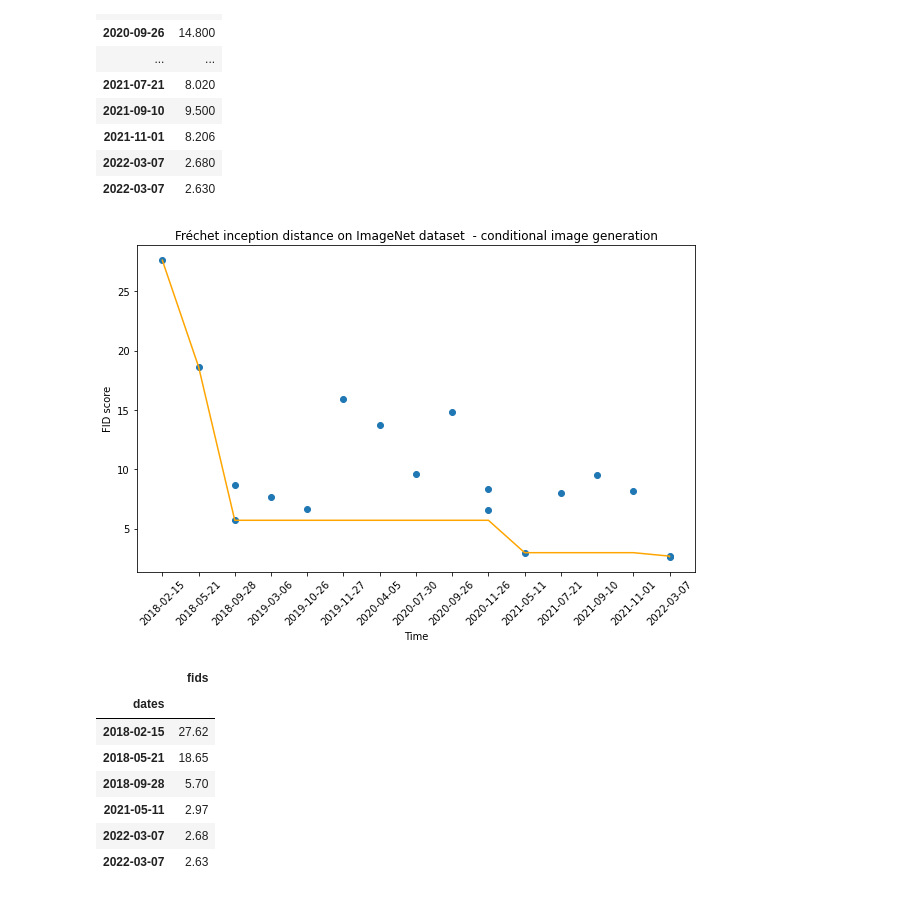
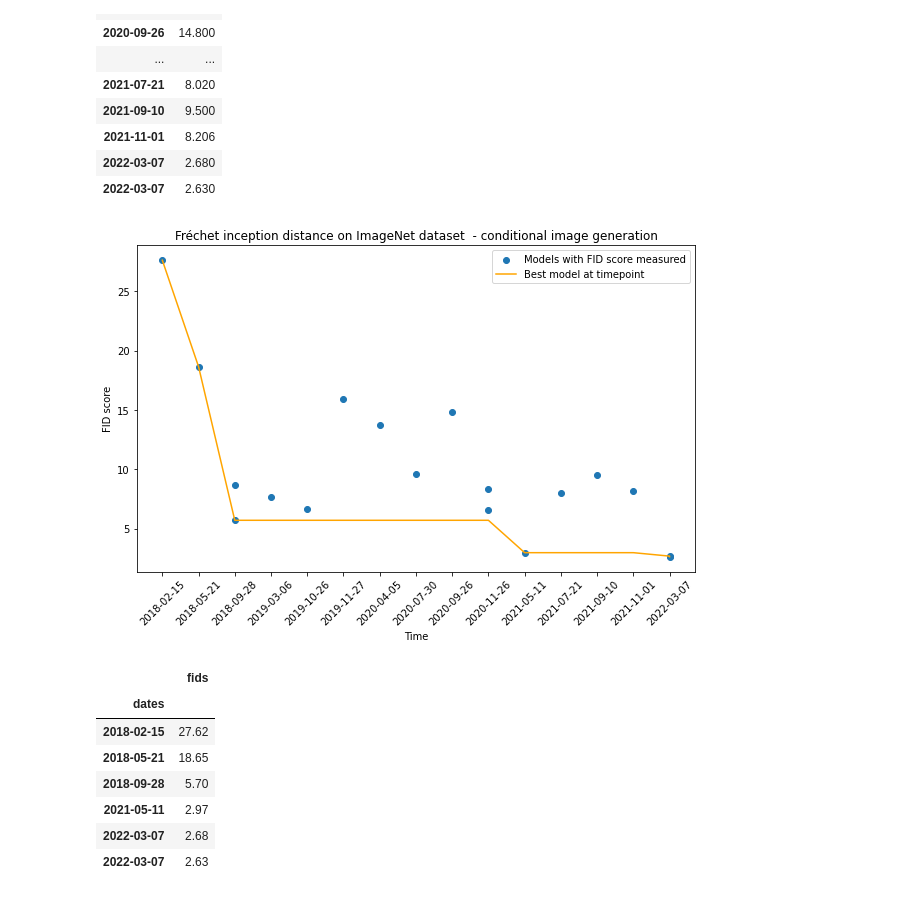
Before and after one commit to solalatus/deepfake_popularity, a Jupyter notebook: paperswithcode_downloader.ipynb, the cells around one changed output. Cells and saved outputs as stored; diff of their text form; code cells hidden in the pictures.

```diff
--- a/paperswithcode_downloader.ipynb
+++ b/paperswithcode_downloader.ipynb
@@ -317,16 +317,17 @@ imagenet_df
 # %%
 fig, ax = plt.subplots()
 plt.gcf().set_size_inches(10, 6)
-ax.scatter(imagenet_df.index, imagenet_df.fids)
-plt.plot(imagenet_df.cummin(), color="orange")
+ax.scatter(imagenet_df.index, imagenet_df.fids, label="Models with FID score measured")
+plt.plot(imagenet_df.cummin(), color="orange", label="Best model at timepoint")
 plt.xticks(rotation = 45)
 ax.set_xlabel("Time")
 ax.set_ylabel("FID score")
 ax.set_title("Fréchet inception distance on ImageNet dataset  - conditional image generation")
+ax.legend()
 
 plt.show()
 # %% [output]
-[figure, old version]
+[figure, new version]
 # %%
 targets = imagenet_df.cummin().drop_duplicates()
 targets
```
Also changed, not shown: parts of 7 cells of this notebook, 1 other file.
